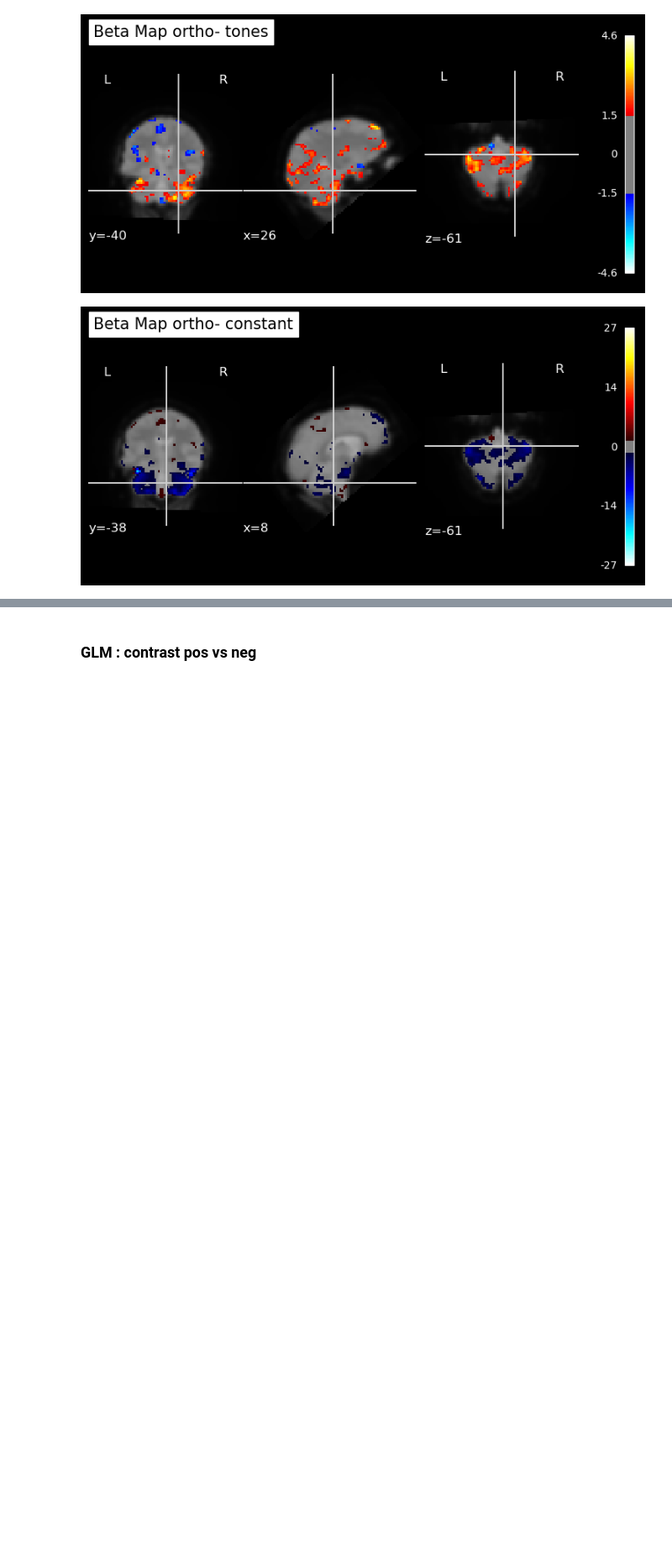
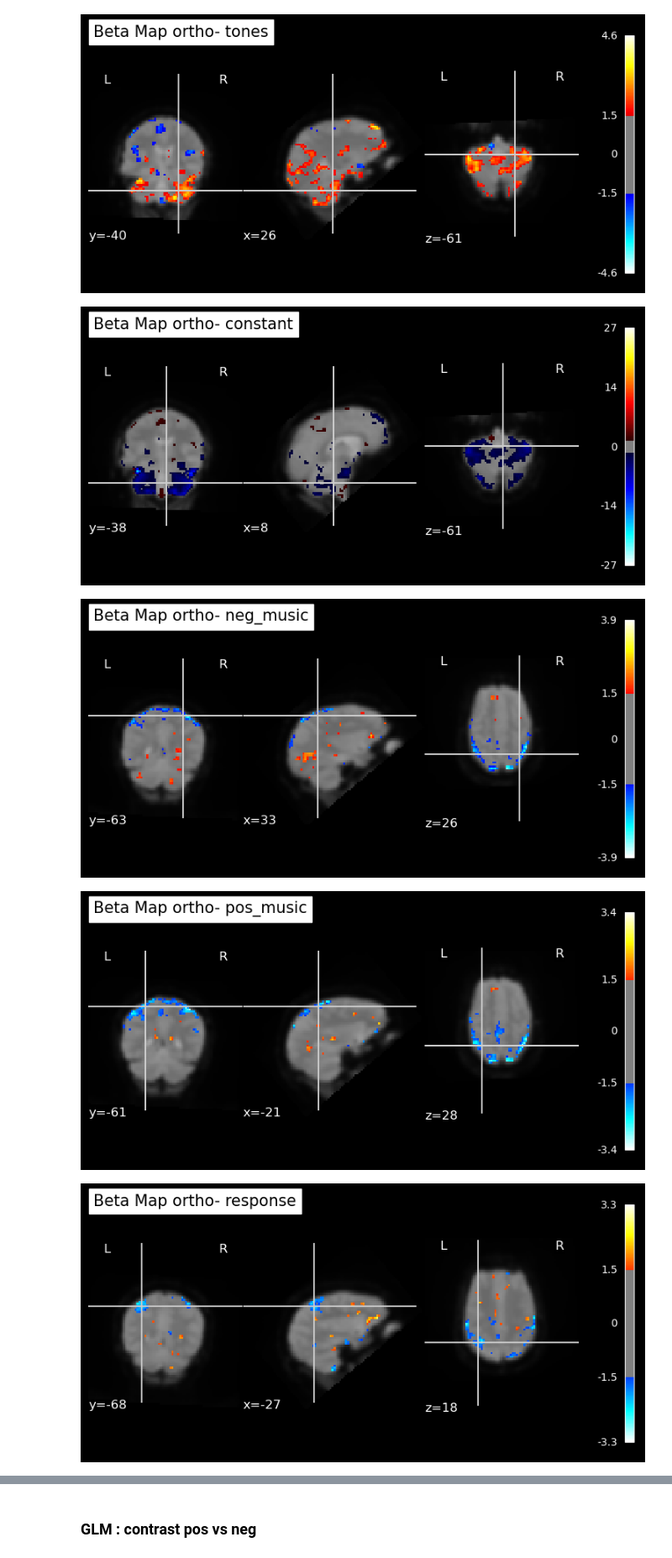
Before and after one commit to ThibthibML/NSSP, a Jupyter notebook: part1.ipynb, the cells around one changed output, grey strips where cells are left out. Shown at 84% size. Drawn from its saved outputs; the diff is of its cells as text; code cells hidden in the pictures; blank space fills up the shorter version.

Commit message:
result P2

```diff
--- a/part1.ipynb
+++ b/part1.ipynb
@@ -123,6 +118,9 @@ subjectID = 'control01'
 #path to save
 sample_path = "dataset"
 utils.mkdir_no_exist(sample_path)
+
+result_path = "resultP1"
+utils.mkdir_no_exist(result_path)
 
 # Construct paths
 bids_root = os.path.join(os.path.abspath(""), sample_path, dataset)
@@ -731,5 +729,6 @@ from nilearn.glm.first_level.design_matrix import _make_drift
 column_values, column_names = _make_drift(drift_model='polynomial', frame_times=np.asarray(list(range(0, 315, 1))), order=3, high_pass=None)
 for (col, name) in zip(column_values.T, column_names):
     design_mat_drift[name] = col
- =
-plot_design_matrix(design_mat_drift,output_file)
+
+outputPlot = op.join(result_path,"designMatrix")
+plot_design_matrix(design_mat_drift,output_file=outputPlot)
@@ -783,9 +780,9 @@ def betamaps(model,conditions) :
         beta_maps = model.compute_contrast(conditions[name], output_type='z_score')
         mean_img_ = mean_img(dpath),
         #plot_stat_map(beta_maps,bg_img=mean_img_[0],display_mode='z',cut_coords=[-50,-30,-20,-10,0,10,20,30,40], title="Beta Map z- {}".format(name), threshold=1.5)
-
+        output_plot = op.join(result_path,"beta map_{}".format(name))
         plot_stat_map(beta_maps,bg_img=mean_img_[0],display_mode='ortho', title="Beta Map ortho- {}".format(name), threshold=1.5)
-
+        plt.savefig(output_plot)
 betamaps(fmri_glm_outlier,conditions)
 # %% [output]
 [figure]
@@ -793,3 +790,9 @@ betamaps(fmri_glm_outlier,conditions)
 [figure]
 [figure]
 [figure]
+# %%
+betamaps(fmri_glm_drift,conditions_drift)
+# %% [output]
+[figure, added]
+[figure, added]
+[figure, added]
```
Also changed, not shown: parts of 6 cells of this notebook, 41 other files.
